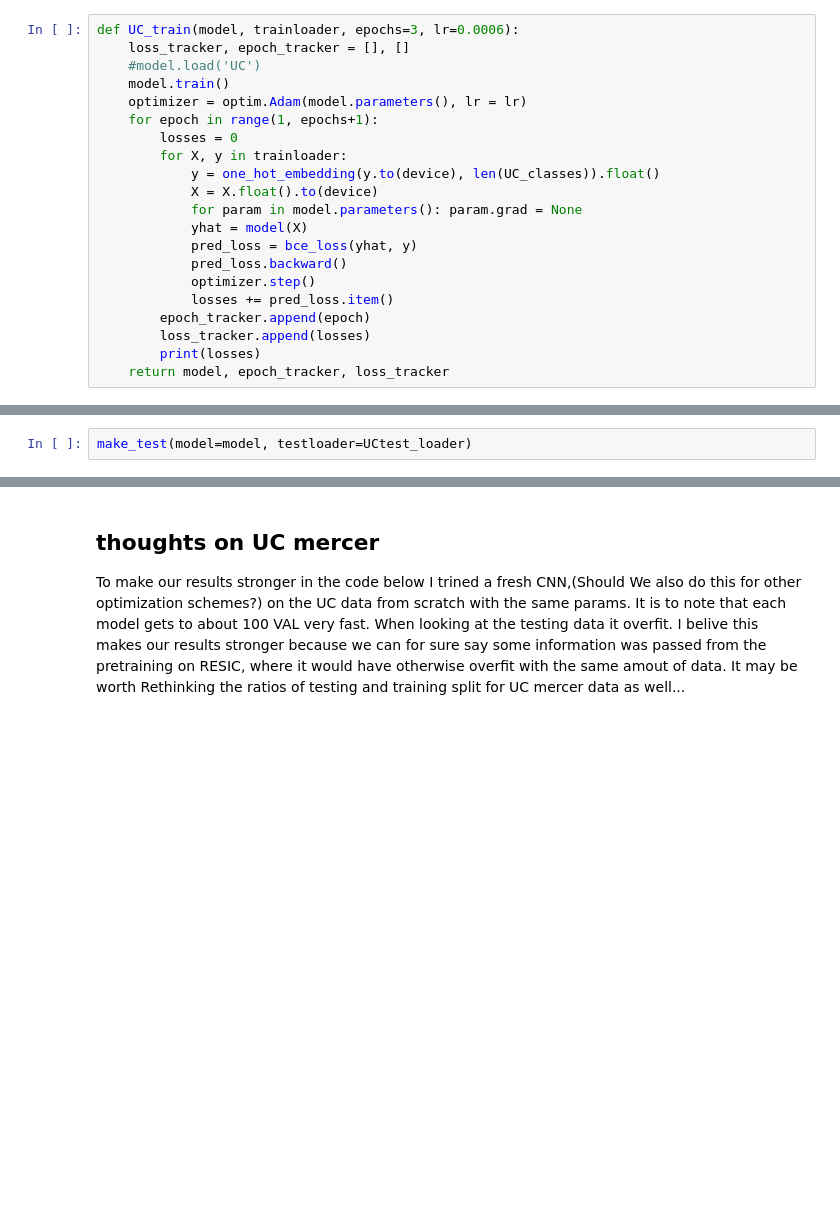
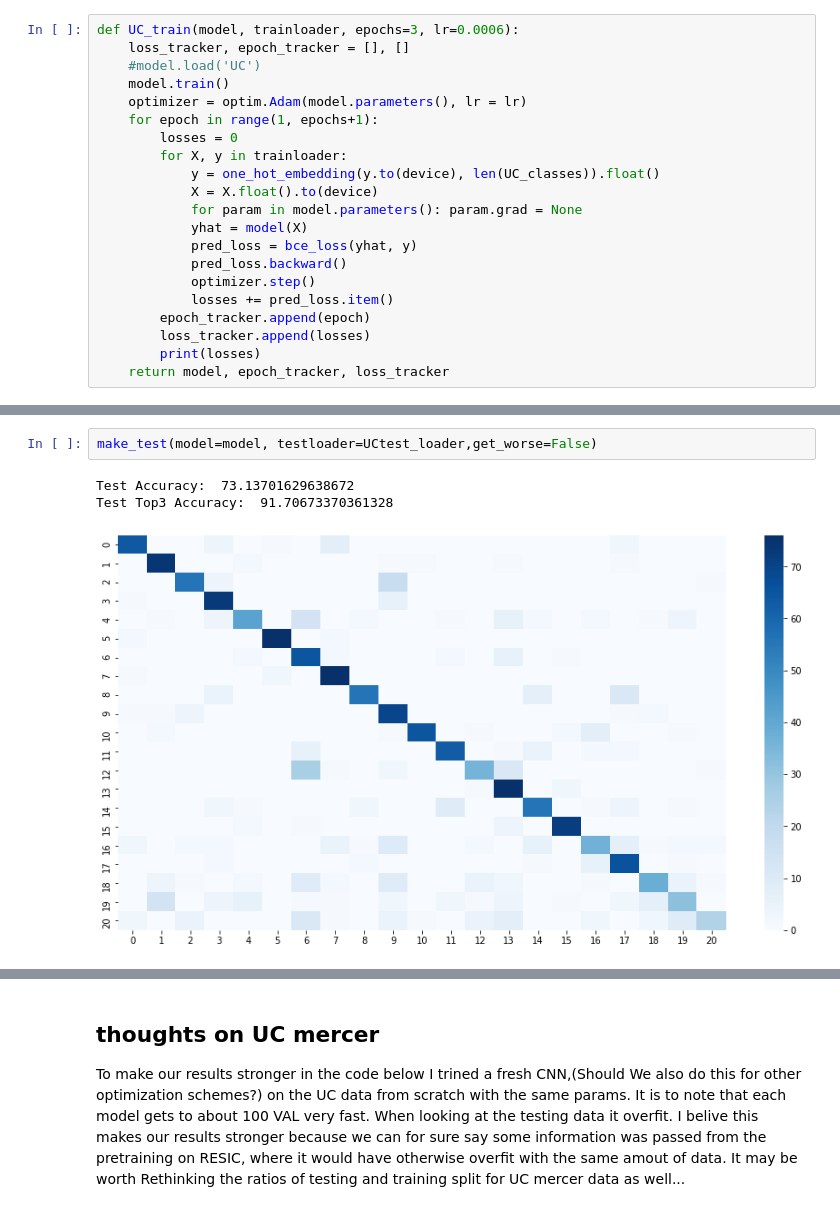
Before and after one commit to alexander-moore/MAML-Augmentation, a Jupyter notebook: CS541_Project_MAML_and_CNN.ipynb, the cells around one changed output, grey strips where cells are left out. Saved outputs shown, nothing was run; the diff lists cells and outputs as text; blank space fills up the shorter version.

```diff
--- a/CS541_Project_MAML_and_CNN.ipynb
+++ b/CS541_Project_MAML_and_CNN.ipynb
@@ -866,4 +1000,8 @@ model, epoch_tracker, CNN_Aug_loss_tracker = UC_train(model=model, trainloader=U
 # %%
-make_test(model=model, testloader=UCtest_loader)
+make_test(model=model, testloader=UCtest_loader,get_worse=False)
+# %% [output]
+Test Accuracy:  73.13701629638672
+Test Top3 Accuracy:  91.70673370361328
+[figure, added]
 # %%
 basic_train_plot(epoch_tracker, MAML_loss_tracker, CNN_Aug_loss_tracker, CNN_loss_tracker,MAML_loss_tracker2)
```
Also changed, not shown: parts of 23 cells of this notebook.
